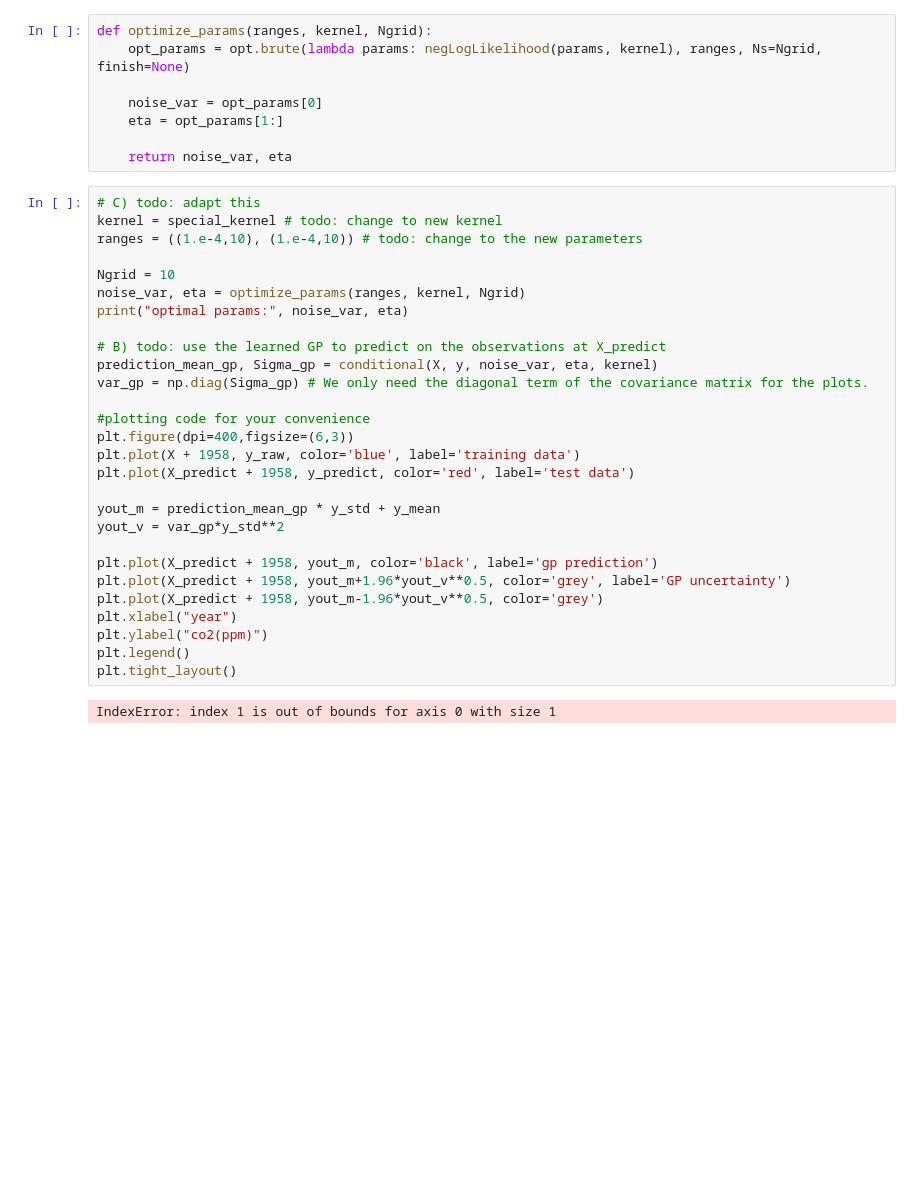
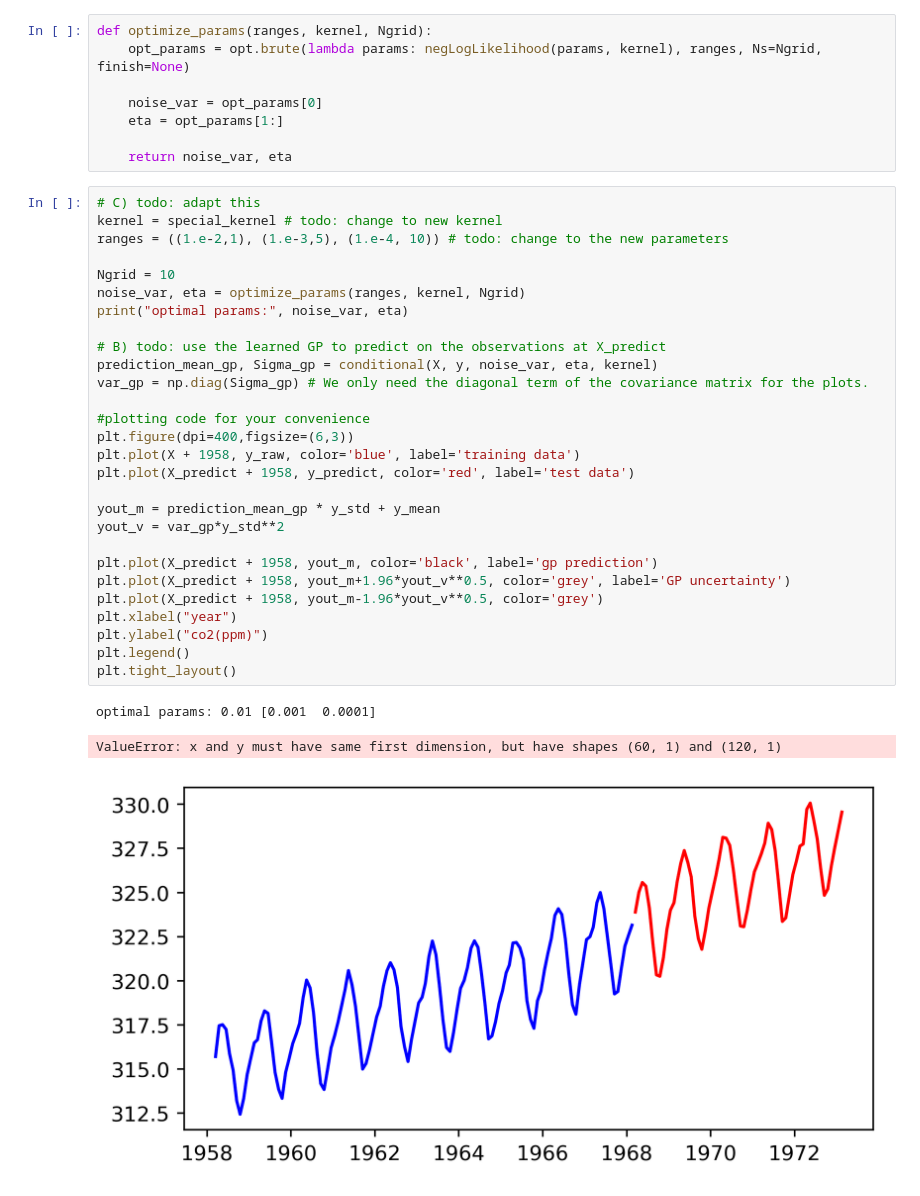
Before and after one commit to ch1nq/pml2023, a Jupyter notebook: assignment3/e1.ipynb, the cells around one changed output. Saved outputs shown, nothing was run; the diff lists cells and outputs as text; blank space fills up the shorter version.

```diff
--- a/assignment3/e1.ipynb
+++ b/assignment3/e1.ipynb
@@ -138,30 +139,32 @@ def optimize_params(ranges, kernel, Ngrid):
 # %%
 # C) todo: adapt this
 kernel = special_kernel # todo: change to new kernel
-ranges = ((1.e-4,10), (1.e-4,10)) # todo: change to the new parameters
+ranges = ((1.e-2,1), (1.e-3,5), (1.e-4, 10)) # todo: change to the new parameters
 
 Ngrid = 10
 noise_var, eta = optimize_params(ranges, kernel, Ngrid)
 print("optimal params:", noise_var, eta)
 
 # B) todo: use the learned GP to predict on the observations at X_predict
 prediction_mean_gp, Sigma_gp = conditional(X, y, noise_var, eta, kernel)
 var_gp = np.diag(Sigma_gp) # We only need the diagonal term of the covariance matrix for the plots.
 
 #plotting code for your convenience
 plt.figure(dpi=400,figsize=(6,3))
 plt.plot(X + 1958, y_raw, color='blue', label='training data')
 plt.plot(X_predict + 1958, y_predict, color='red', label='test data')
 
 yout_m = prediction_mean_gp * y_std + y_mean
 yout_v = var_gp*y_std**2
 
 plt.plot(X_predict + 1958, yout_m, color='black', label='gp prediction')
 plt.plot(X_predict + 1958, yout_m+1.96*yout_v**0.5, color='grey', label='GP uncertainty')
 plt.plot(X_predict + 1958, yout_m-1.96*yout_v**0.5, color='grey')
 plt.xlabel("year")
 plt.ylabel("co2(ppm)")
 plt.legend()
 plt.tight_layout()
 # %% [output]
-IndexError: index 1 is out of bounds for axis 0 with size 1
+optimal params: 0.01 [0.001  0.0001]
+ValueError: x and y must have same first dimension, but have shapes (60, 1) and (120, 1)
+[figure, added]
```
Also changed, not shown: parts of 4 cells of this notebook, 20 other files.
